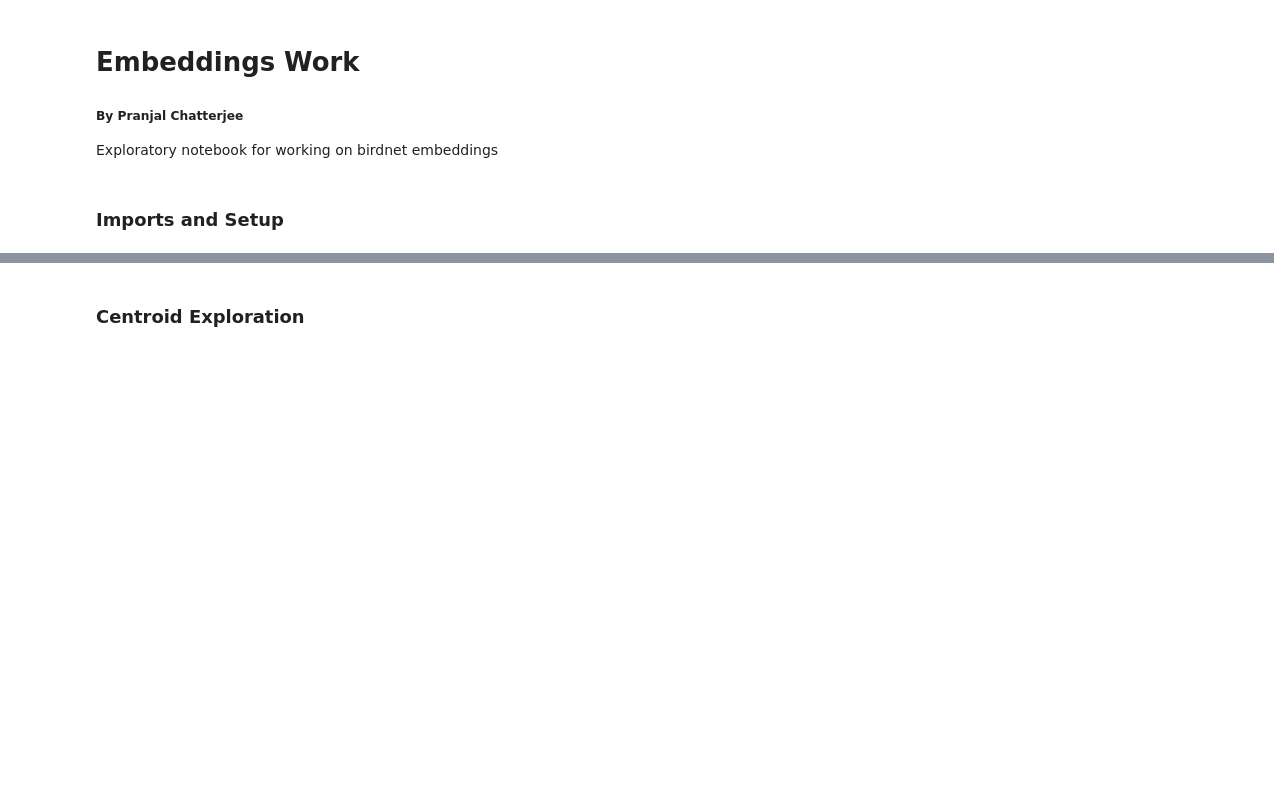
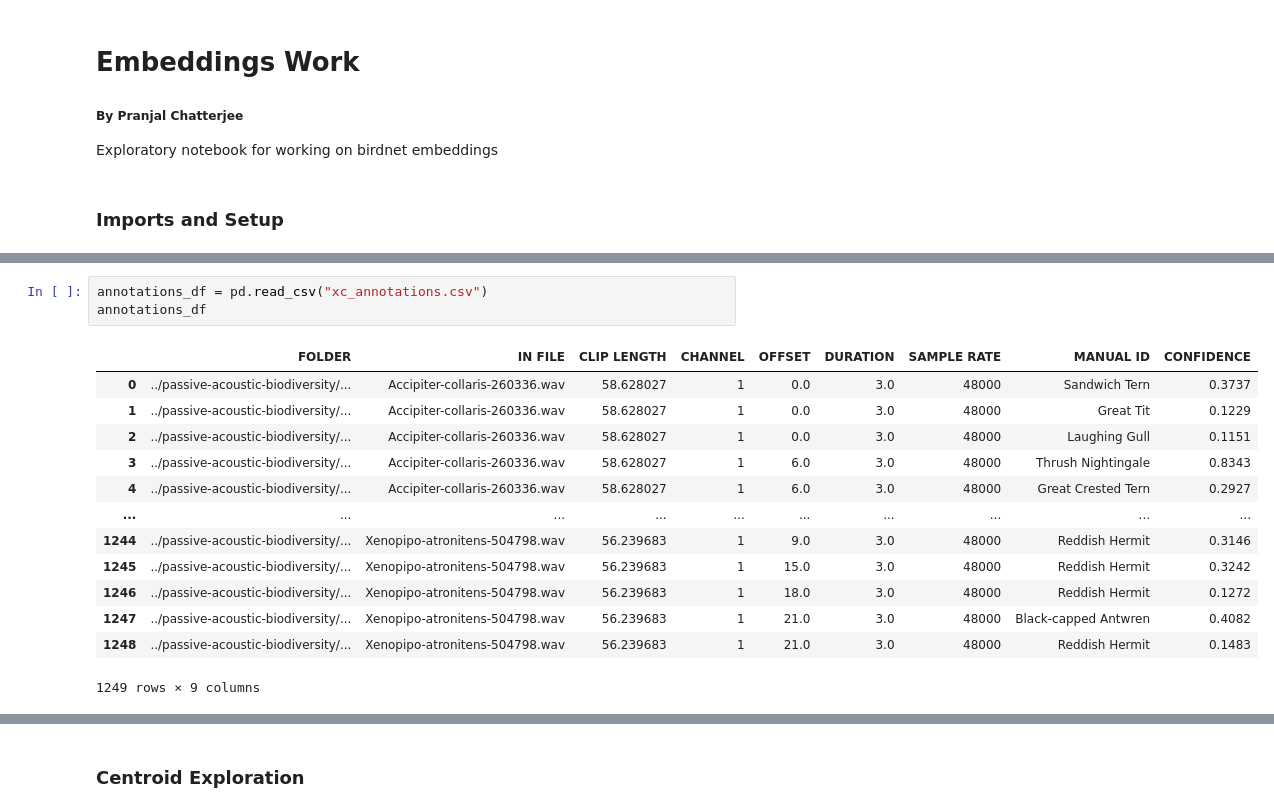
Before and after one commit to UCSD-E4E/passive-acoustic-biodiversity, a Jupyter notebook: BirdnetEmbeddings/Embeddings_Work.ipynb, the cells around one changed output, grey strips where cells are left out. Saved outputs shown, nothing was run; the diff lists cells and outputs as text; blank space fills up the shorter version.

```diff
--- a/BirdnetEmbeddings/Embeddings_Work.ipynb
+++ b/BirdnetEmbeddings/Embeddings_Work.ipynb
@@ -50,0 +53,17 @@ embeddings_df
+# %%
+annotations_df = pd.read_csv("xc_annotations.csv")
+annotations_df
+# %% [output]
+|  | FOLDER | IN FILE | CLIP LENGTH | CHANNEL | OFFSET | DURATION | SAMPLE RATE | MANUAL ID | CONFIDENCE |
+| 0 | ../passive-acoustic-biodiversity/... | Accipiter-collaris-260336.wav | 58.628027 | 1 | 0.0 | 3.0 | 48000 | Sandwich Tern | 0.3737 |
+| 1 | ../passive-acoustic-biodiversity/... | Accipiter-collaris-260336.wav | 58.628027 | 1 | 0.0 | 3.0 | 48000 | Great Tit | 0.1229 |
+| 2 | ../passive-acoustic-biodiversity/... | Accipiter-collaris-260336.wav | 58.628027 | 1 | 0.0 | 3.0 | 48000 | Laughing Gull | 0.1151 |
+| 3 | ../passive-acoustic-biodiversity/... | Accipiter-collaris-260336.wav | 58.628027 | 1 | 6.0 | 3.0 | 48000 | Thrush Nightingale | 0.8343 |
+| 4 | ../passive-acoustic-biodiversity/... | Accipiter-collaris-260336.wav | 58.628027 | 1 | 6.0 | 3.0 | 48000 | Great Crested Tern | 0.2927 |
+| ... | ... | ... | ... | ... | ... | ... | ... | ... | ... |
+| 1244 | ../passive-acoustic-biodiversity/... | Xenopipo-atronitens-504798.wav | 56.239683 | 1 | 9.0 | 3.0 | 48000 | Reddish Hermit | 0.3146 |
+| 1245 | ../passive-acoustic-biodiversity/... | Xenopipo-atronitens-504798.wav | 56.239683 | 1 | 15.0 | 3.0 | 48000 | Reddish Hermit | 0.3242 |
+| 1246 | ../passive-acoustic-biodiversity/... | Xenopipo-atronitens-504798.wav | 56.239683 | 1 | 18.0 | 3.0 | 48000 | Reddish Hermit | 0.1272 |
+| 1247 | ../passive-acoustic-biodiversity/... | Xenopipo-atronitens-504798.wav | 56.239683 | 1 | 21.0 | 3.0 | 48000 | Black-capped Antwren | 0.4082 |
+| 1248 | ../passive-acoustic-biodiversity/... | Xenopipo-atronitens-504798.wav | 56.239683 | 1 | 21.0 | 3.0 | 48000 | Reddish Hermit | 0.1483 |
+1249 rows × 9 columns
```
Also changed, not shown: parts of 10 cells of this notebook, 2 other files.
